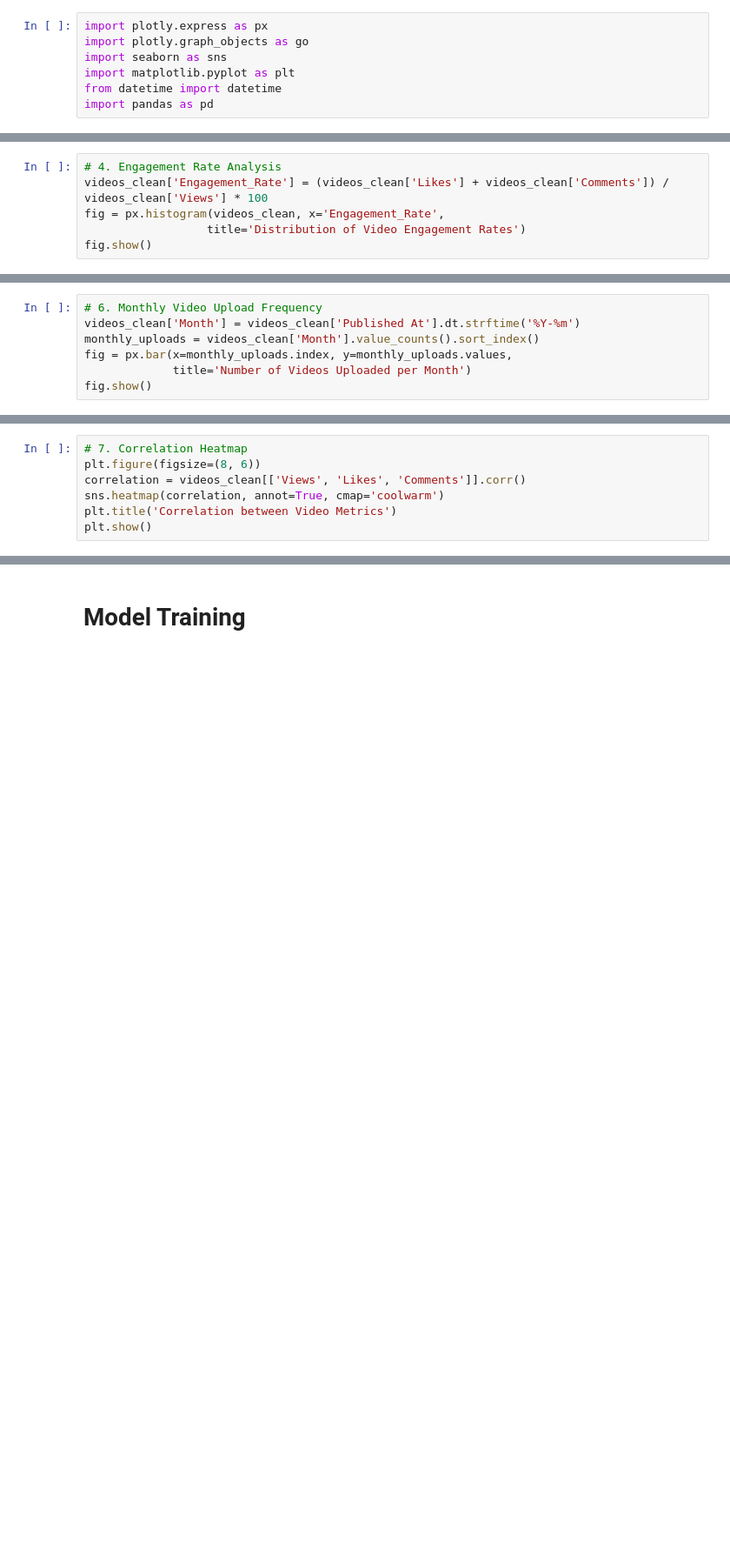
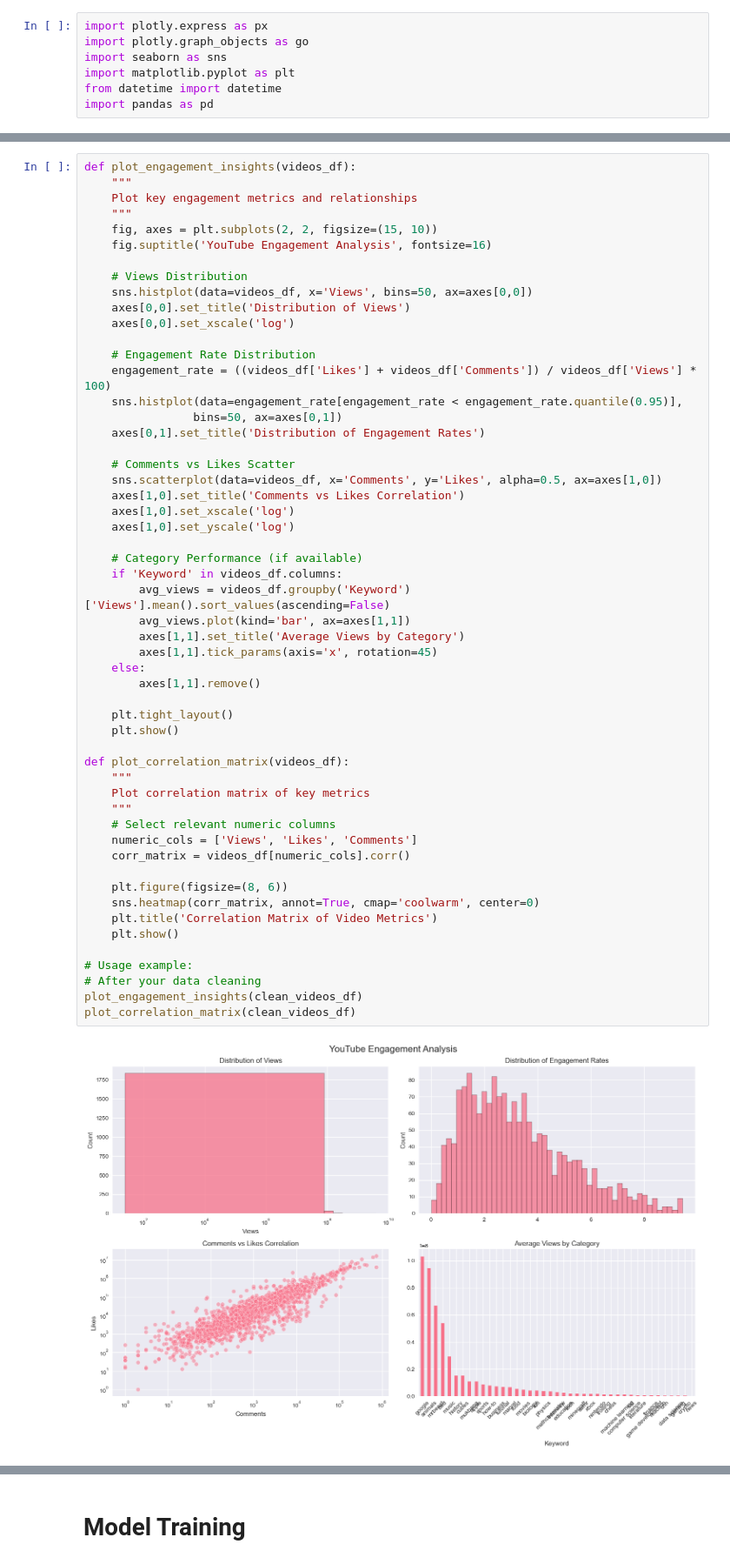
Before and after one commit to cromcruach52/NLP-for-Youtube-Content-Strategy-Analysis, a Jupyter notebook: Youtube Statistics/Youtube Content Strategy Analysis.ipynb, the cells around one changed output, grey strips where cells are left out. Shown at 87% size. Cells and saved outputs as stored; diff of their text form; blank space fills up the shorter version.

```diff
--- a/Youtube Statistics/Youtube Content Strategy Analysis.ipynb
+++ b/Youtube Statistics/Youtube Content Strategy Analysis.ipynb
@@ -228,6 +197,0 @@ fig.show()
-# %%
-# 4. Engagement Rate Analysis
-videos_clean['Engagement_Rate'] = (videos_clean['Likes'] + videos_clean['Comments']) / videos_clean['Views'] * 100
-fig = px.histogram(videos_clean, x='Engagement_Rate',
-                  title='Distribution of Video Engagement Rates')
-fig.show()
@@ -245,7 +197,0 @@ plt.show()
-# %%
-# 6. Monthly Video Upload Frequency
-videos_clean['Month'] = videos_clean['Published At'].dt.strftime('%Y-%m')
-monthly_uploads = videos_clean['Month'].value_counts().sort_index()
-fig = px.bar(x=monthly_uploads.index, y=monthly_uploads.values,
-             title='Number of Videos Uploaded per Month')
-fig.show()
@@ -254,7 +197,0 @@ fig.show()
-# %%
-# 7. Correlation Heatmap
-plt.figure(figsize=(8, 6))
-correlation = videos_clean[['Views', 'Likes', 'Comments']].corr()
-sns.heatmap(correlation, annot=True, cmap='coolwarm')
-plt.title('Correlation between Video Metrics')
-plt.show()
@@ -262,0 +205,56 @@ plt.show()
+# %%
+def plot_engagement_insights(videos_df):
+    """
+    Plot key engagement metrics and relationships
+    """
+    fig, axes = plt.subplots(2, 2, figsize=(15, 10))
+    fig.suptitle('YouTube Engagement Analysis', fontsize=16)
+
+    # Views Distribution
+    sns.histplot(data=videos_df, x='Views', bins=50, ax=axes[0,0])
+    axes[0,0].set_title('Distribution of Views')
+    axes[0,0].set_xscale('log')
+
+    # Engagement Rate Distribution
+    engagement_rate = ((videos_df['Likes'] + videos_df['Comments']) / videos_df['Views'] * 100)
+    sns.histplot(data=engagement_rate[engagement_rate < engagement_rate.quantile(0.95)],
+                bins=50, ax=axes[0,1])
+    axes[0,1].set_title('Distribution of Engagement Rates')
+
+    # Comments vs Likes Scatter
+    sns.scatterplot(data=videos_df, x='Comments', y='Likes', alpha=0.5, ax=axes[1,0])
+    axes[1,0].set_title('Comments vs Likes Correlation')
+    axes[1,0].set_xscale('log')
+    axes[1,0].set_yscale('log')
+
+    # Category Performance (if available)
+    if 'Keyword' in videos_df.columns:
+        avg_views = videos_df.groupby('Keyword')['Views'].mean().sort_values(ascending=False)
+        avg_views.plot(kind='bar', ax=axes[1,1])
+        axes[1,1].set_title('Average Views by Category')
+        axes[1,1].tick_params(axis='x', rotation=45)
+    else:
+        axes[1,1].remove()
+
+    plt.tight_layout()
+    plt.show()
+
+def plot_correlation_matrix(videos_df):
+    """
+    Plot correlation matrix of key metrics
+    """
+    # Select relevant numeric columns
+    numeric_cols = ['Views', 'Likes', 'Comments']
+    corr_matrix = videos_df[numeric_cols].corr()
+
+    plt.figure(figsize=(8, 6))
+    sns.heatmap(corr_matrix, annot=True, cmap='coolwarm', center=0)
+    plt.title('Correlation Matrix of Video Metrics')
+    plt.show()
+
+# Usage example:
+# After your data cleaning
+plot_engagement_insights(clean_videos_df)
+plot_correlation_matrix(clean_videos_df)
+# %% [output]
+[figure, added]
```
Also changed, not shown: parts of 15 cells of this notebook, 1 other file.
